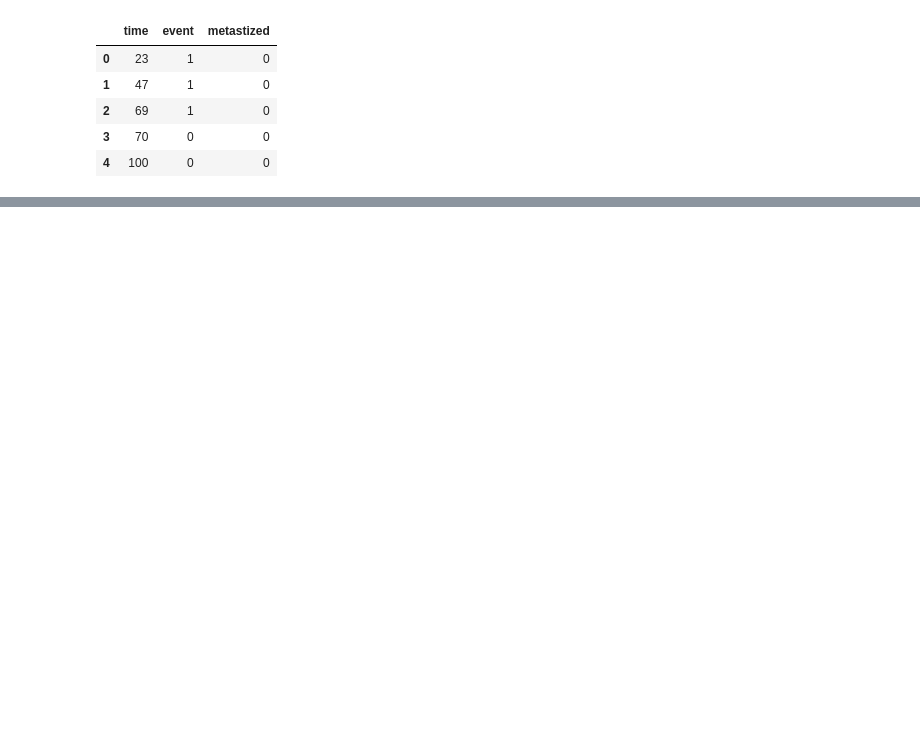
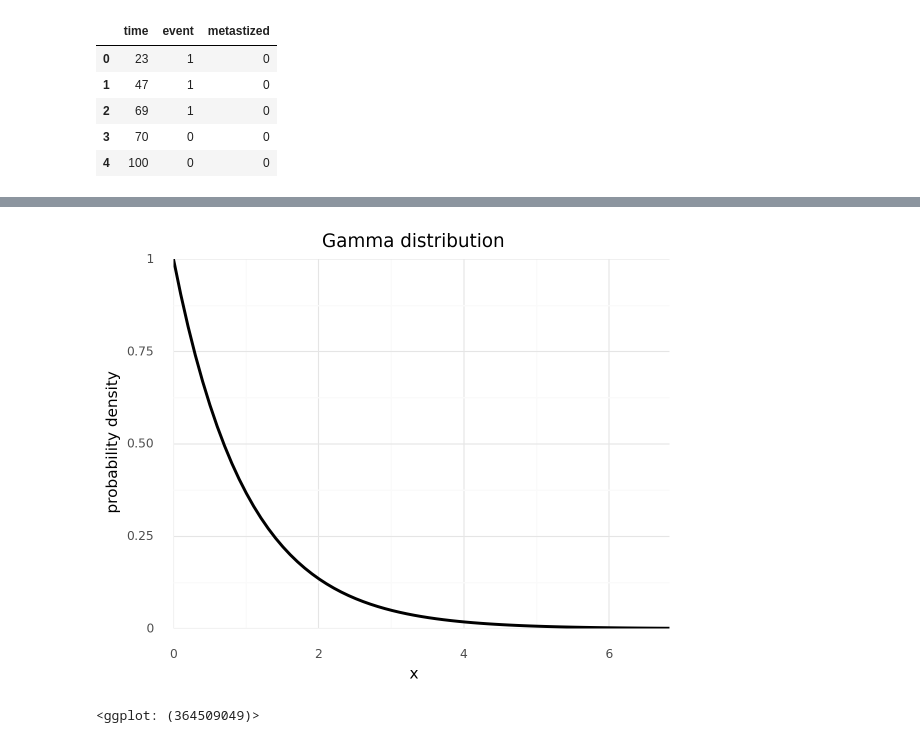
Before and after one commit to jhrcook/pymc3-tutorials, a Jupyter notebook: 022_bayesian-survival-analysis.ipynb, the cells around one changed output, grey strips where cells are left out. Saved outputs shown, nothing was run; the diff lists cells and outputs as text; code cells hidden in the pictures; blank space fills up the shorter version.

```diff
--- a/022_bayesian-survival-analysis.ipynb
+++ b/022_bayesian-survival-analysis.ipynb
@@ -136,0 +160,15 @@ We can use independent vague priors $\lambda_j \sim \text{Gamma}(10^{-2}, 10^{-2
+# %%
+x = np.linspace(0, 20, 200)
+y = st.gamma.pdf(x, 1, scale=1.0 / 1)
+gamma_plot_data = pd.DataFrame({"x": x, "y": y})
+gamma_plot_data = gamma_plot_data[gamma_plot_data.y > 0.001]
+(
+    gg.ggplot(gamma_plot_data, gg.aes("x", "y"))
+    + gg.geom_line(group="a", size=1.2)
+    + gg.scale_x_continuous(expand=(0, 0, 0, 0), limits=(0, np.nan))
+    + gg.scale_y_continuous(expand=(0, 0, 0, 0), limits=(0, np.nan))
+    + gg.labs(x="x", y="probability density", title="Gamma distribution")
+)
+# %% [output]
+[figure, added]
+<ggplot: (364509049)>
```
Also changed, not shown: parts of 22 cells of this notebook, 8 other files.
